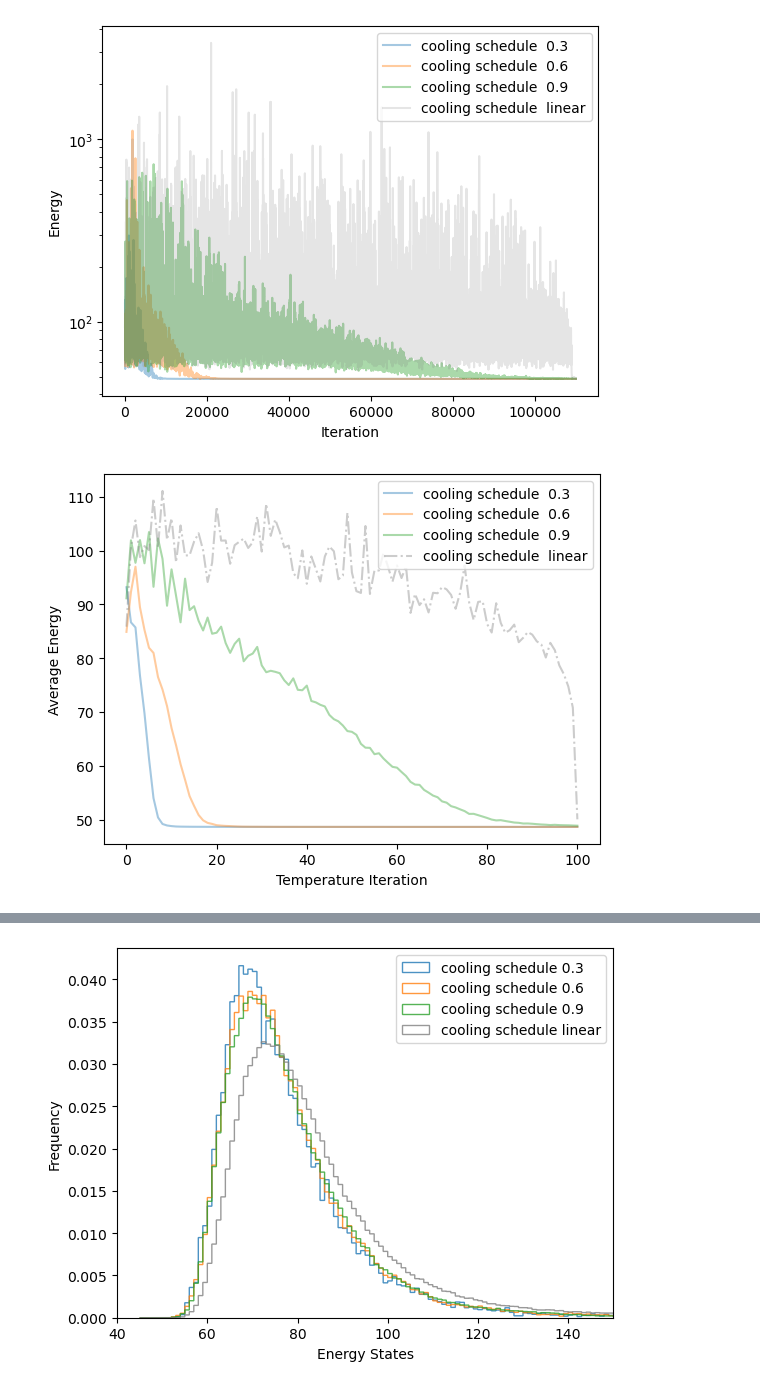
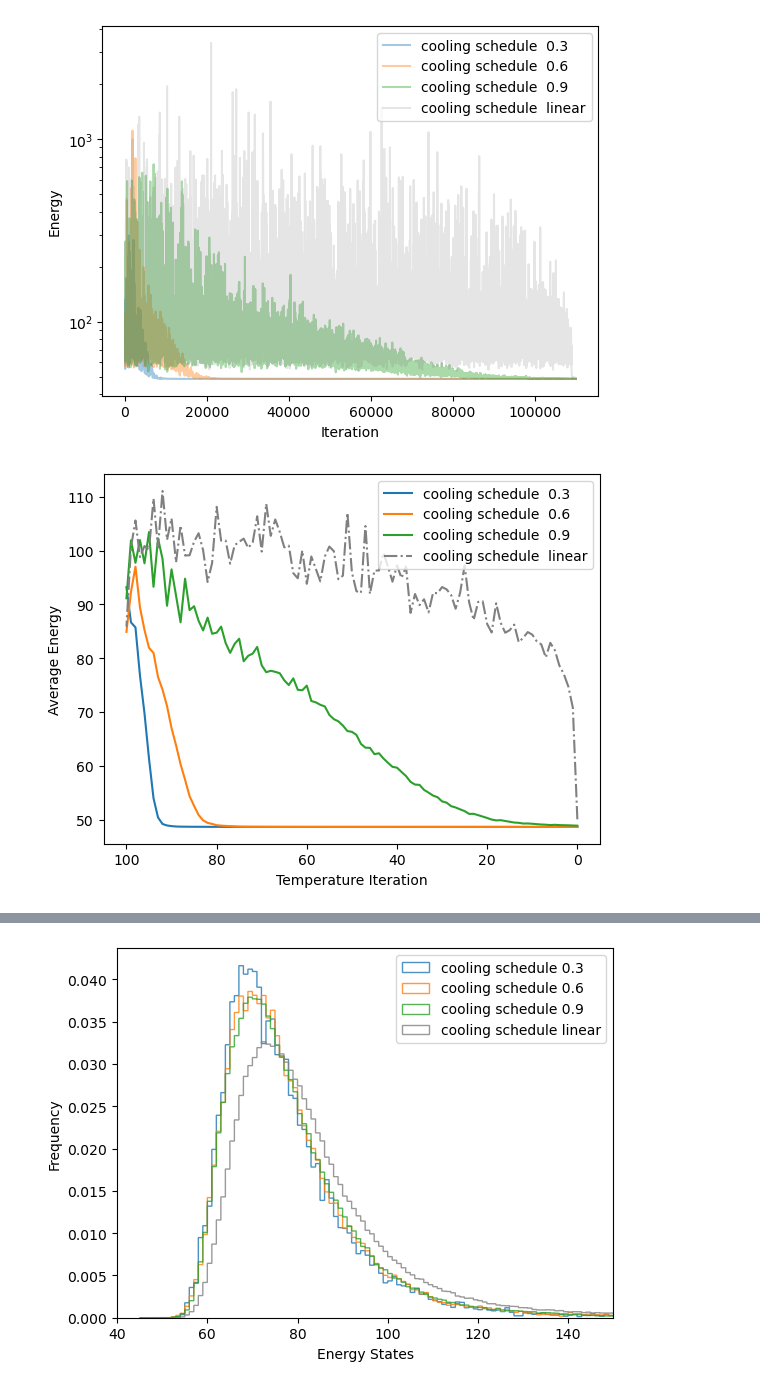
Before and after one commit to HollydP/MinimalEnergyConfiguration, a Jupyter notebook: ConvergenceAnalysis.ipynb, the cells around one changed output, grey strips where cells are left out. Saved outputs shown, nothing was run; the diff lists cells and outputs as text; code cells hidden in the pictures.

Commit message:
change cooling plot

```diff
--- a/ConvergenceAnalysis.ipynb
+++ b/ConvergenceAnalysis.ipynb
@@ -199,33 +231,40 @@ plt.show()
 [figure]
 # %%
 files = os.listdir('data/data-copy')
-files
+fig, ax = plt.subplots()
 
 for file in files:
     if ('_11_' in file)&('10000' in file)&('Copy' not in file):
 
         df = pd.read_csv(os.path.join('data/data-copy',file))
         file = file.replace(".csv","")
         params = file.split('_')
 
-        df_g = df.groupby(' temperature',as_index=False).agg({'# energy':'mean'})
+        # df_g = df.groupby(' temperature',as_index=False).agg({'# energy':'mean'})
+        df = df.groupby(' temperature',as_index=False).agg({'# energy':['mean',statistics.variance]})
+
+        df['upper_CI'] = df['# energy']['mean']+1.96*np.sqrt(df['# energy']['variance'])/np.sqrt(5)
+        df['lower_CI'] = df['# energy']['mean']-1.96*np.sqrt(df['# energy']['variance'])/np.sqrt(5)
 
         try:
             cooling = round(float(params[-1]),2)
         except:
             cooling = params[-1]
 
         if cooling == 'linear':
-            plt.plot(df_g.index,df_g["# energy"][::-1],label = "cooling schedule  {}".format(cooling),alpha=0.4,c='grey',linestyle = 'dashdot')
+            ax.plot(df.index, df['# energy']['mean'],label = "cooling schedule  {}".format(cooling),c='grey',linestyle = 'dashdot')
+            # ax.fill_between(df.index, df['lower_CI'],df['upper_CI'],  alpha=.2, color='grey')
         else:
-            plt.plot(df_g.index,df_g["# energy"][::-1],label = "cooling schedule  {}".format(cooling),alpha=0.4)
+            ax.plot(df.index, df['# energy']['mean'],label = "cooling schedule  {}".format(cooling))
+            # ax.fill_between(df.index, df['lower_CI'],df['upper_CI'],  alpha=.3)
+ax.invert_xaxis()
 plt.legend(loc='upper right')
 plt.xlabel('Temperature Iteration')
 plt.ylabel('Average Energy')
 # plt.yscale('log',base=10)
 # plt.ylim(0,200)
 # plt.xlim(0,210)
 plt.savefig('N11 cooling rate sim average new.png')
 plt.show()
 # %% [output]
-[figure, old version]
+[figure, new version]
```
Also changed, not shown: parts of 4 cells of this notebook.
